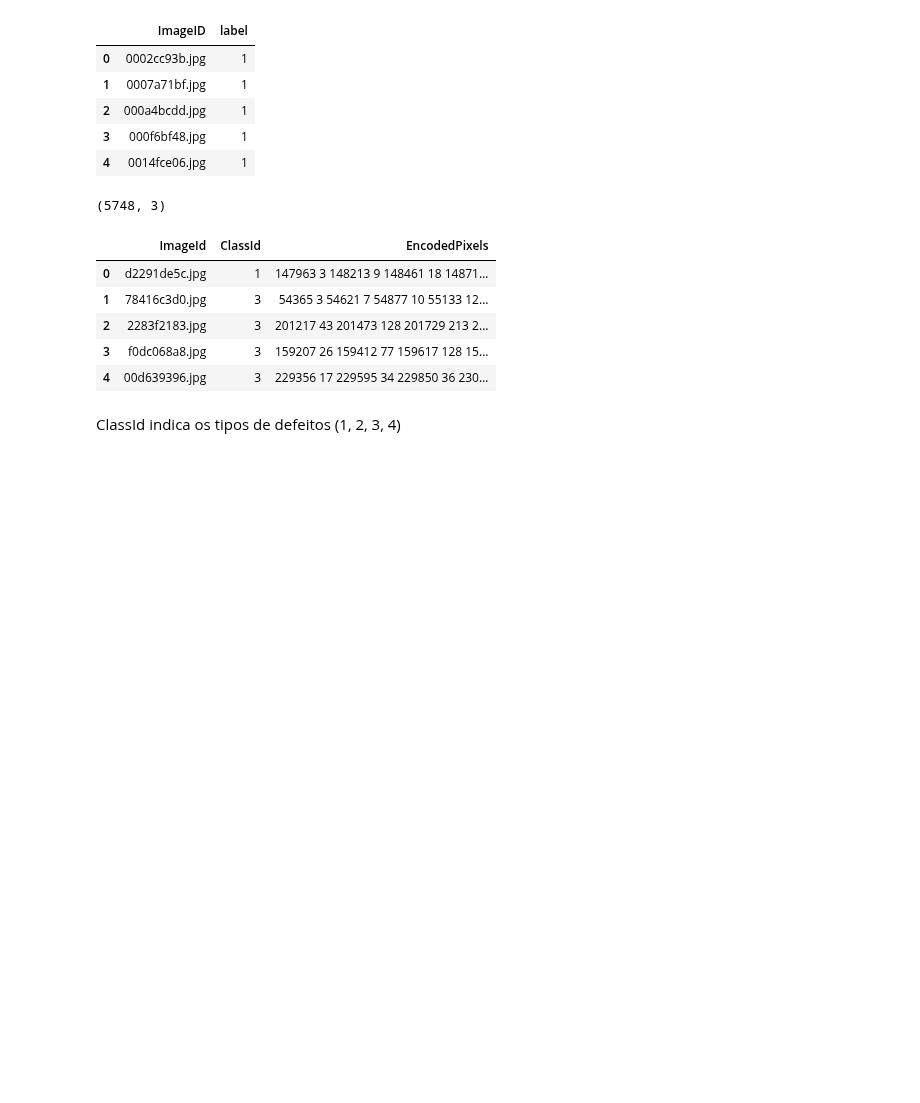
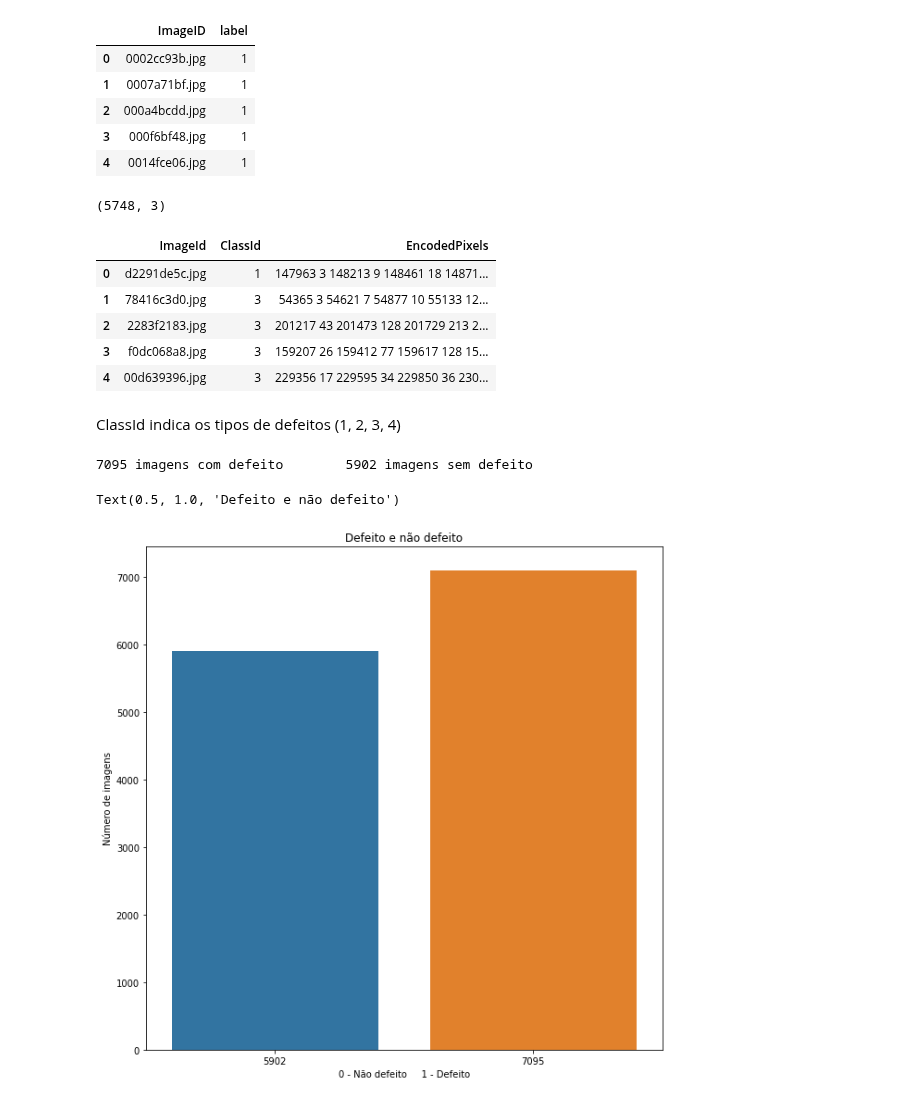
Before and after one commit to Vinicius-Luiz/ciencia_dados_para_empresas, a Jupyter notebook: DEPTO DE PRODUCAO E MANUTENCAO/departamento_manutencao.ipynb, the cells around one changed output. Drawn from its saved outputs; the diff is of its cells as text; code cells hidden in the pictures; blank space fills up the shorter version.

```diff
--- a/DEPTO DE PRODUCAO E MANUTENCAO/departamento_manutencao.ipynb
+++ b/DEPTO DE PRODUCAO E MANUTENCAO/departamento_manutencao.ipynb
@@ -56,3 +58,17 @@ defect_class_mask_df.head()
 | 4 | 00d639396.jpg | 3 | 229356 17 229595 34 229850 36 230... |
 # %% [markdown]
 ClassId indica os tipos de defeitos (1, 2, 3, 4)
+# %%
+c_def, s_def = all_images_df['label'].value_counts()
+print(f'{c_def} imagens com defeito\t{s_def} imagens sem defeito')
+# %% [output]
+7095 imagens com defeito        5902 imagens sem defeito
+# %%
+plt.figure(figsize = (10, 10))
+sns.barplot(x = all_images_df['label'].value_counts(), y = all_images_df['label'].value_counts())
+plt.ylabel('Número de imagens')
+plt.xlabel('0 - Não defeito     1 - Defeito')
+plt.title('Defeito e não defeito')
+# %% [output]
+Text(0.5, 1.0, 'Defeito e não defeito')
+[figure, added]
```
Also changed, not shown: parts of 60 cells of this notebook.
